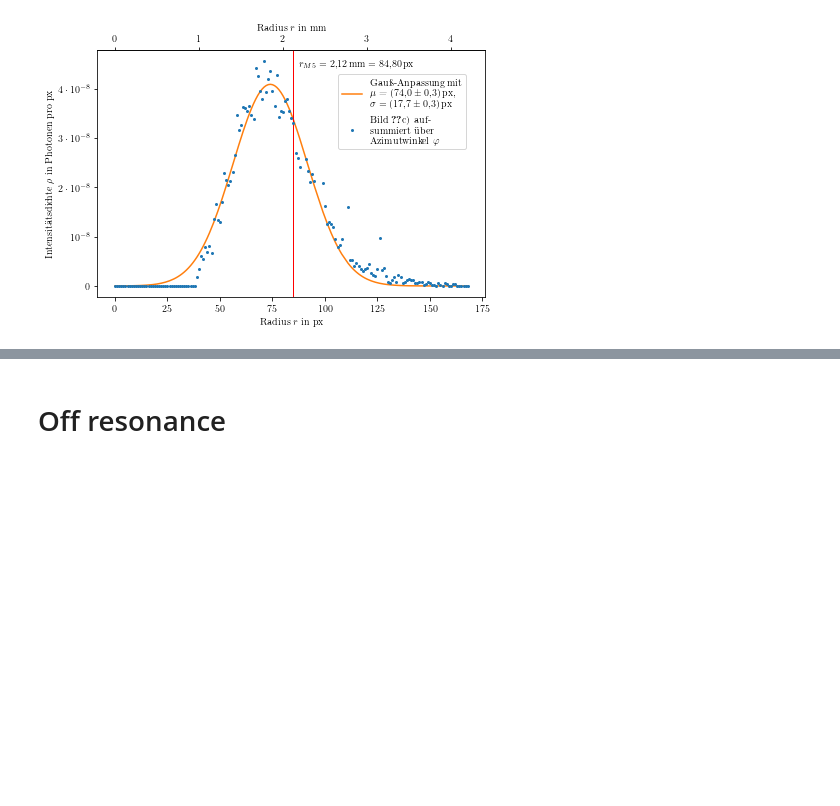
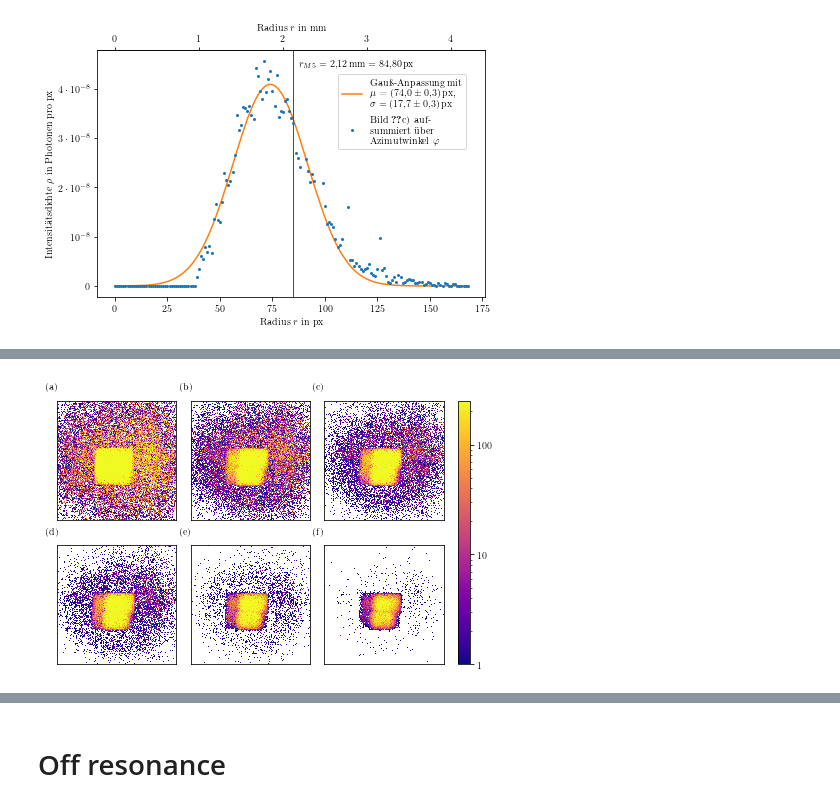
Before and after one commit to lrlunin/bachelorarbeit_python_notebooks_and_data, a Jupyter notebook: auswertung/plot_rings_final.ipynb, the cells around one changed output, grey strips where cells are left out. Cells and saved outputs as stored; diff of their text form; code cells hidden in the pictures; blank space fills up the shorter version.

```diff
--- a/auswertung/plot_rings_final.ipynb
+++ b/auswertung/plot_rings_final.ipynb
@@ -286,3 +450,17 @@ fig.tight_layout()
 [figure]
 # %%
 fig.savefig(plots_output_path + 'th_150_sums.pgf',bbox_inches='tight', pad_inches=0, dpi=500)
+# %%
+%matplotlib notebook
+axis = plt.gca()
+axis.errorbar(frames, photons, fmt='o', markersize=2, label='Aufsummierter Photonenfluss')
+
+mod = LinearModel()
+params = mod.make_params()
+params.add('intercept', value=0,vary=False)
+res = mod.fit(data=photons, params=params, x=frames)
+axis.plot(frames, res.best_fit, label = 'Anpassung $y(x)=ax$,\nmit $a = \\SI{11(1)}{Photonen\ pro\ Aufnahme}$')
+print(res.fit_report())
+axis.set_xlabel('Aufnahmezahl')
+axis.set_ylabel('Photonenzahl')
+axis.legend()
@@ -673,0 +846,69 @@ fig.savefig(plots_output_path + 'radius_fit.pgf',bbox_inches='tight', pad_inches
+# %%
+%matplotlib inline
+#grob
+
+fig = plt.figure(figsize=(6.48,7.5))
+# fig.suptitle('Gd M5 scattering, no filter')
+grid = ImageGrid(fig, 111,          # as in plt.subplot(111)
+                 nrows_ncols=(2,3),
+                 axes_pad=(0.2, 0.35),
+                 share_all=True,
+                 cbar_location="right",
+                 cbar_mode="single",
+                 cbar_size="5%",
+                 #cbar_pad=0.15,
+                 )
+imgs = []
+image = imread(data_path + 'cl_2_th_150_resonance/single_count_mask_cl_2_th_150_sum_50000.tiff')
+image = image[80:320, 80:320]
+graph = image.astype(np.float64)
+graph[image == 0] = np.nan
+imgs.append(graph)
+
+image = imread(data_path + 'cl_2_th_180_resonance/single_count_mask_cl_2_th_180_sum_50000.tiff')
+image = image[80:320, 80:320]
+graph = image.astype(np.float64)
+graph[image == 0] = np.nan
+imgs.append(graph)
+
+image = imread(data_path + 'cl_2_th_200_resonance/single_count_mask_cl_2_th_200_sum_50000.tiff')
+image = image[80:320, 80:320]
+graph = image.astype(np.float64)
+graph[image == 0] = np.nan
+imgs.append(graph)
+
+image = imread(data_path + 'cl_2_th_220_resonance/single_count_mask_cl_2_th_220_sum_50000.tiff')
+image = image[80:320, 80:320]
+graph = image.astype(np.float64)
+graph[image == 0] = np.nan
+imgs.append(graph)
+
+image = imread(data_path + 'cl_2_th_250_resonance/single_count_mask_cl_2_th_250_sum_50000.tiff')
+image = image[80:320, 80:320]
+graph = image.astype(np.float64)
+graph[image == 0] = np.nan
+imgs.append(graph)
+
+image = imread(data_path + 'cl_2_th_290_resonance/single_count_mask_cl_2_th_290_sum_50000.tiff')
+image = image[80:320, 80:320]
+graph = image.astype(np.float64)
+graph[image == 0] = np.nan
+imgs.append(graph)
+
+
+letters = ['(a)', '(b)', '(c)', '(d)', '(e)', '(f)']
+
+for axis, img, letter in zip(grid, imgs, letters):
+    #axis.axis('off')
+    axis.set_xticks([])
+    axis.set_yticks([])
+    axis.text(-0.1, 1.1, letter, transform=axis.transAxes,)
+    im = axis.pcolormesh(img, cmap=cmap, norm=lognorm,rasterized=True )
+
+#axis.annotate("center of transfomration", (30,99),(150, 10),arrowprops=prop)
+cb = axis.cax.colorbar(im,  format=FuncFormatter(lambda x, pos: r"%d" % x if x != 1 else "1"))
+    # cb = f.colorbar(im, orientation='vertical', ax=axs[2], fraction=0.043, pad=0.04,)
+
+fig.tight_layout()
+# %% [output]
+[figure, added]
```
Also changed, not shown: parts of 34 cells of this notebook, 48 other files.
